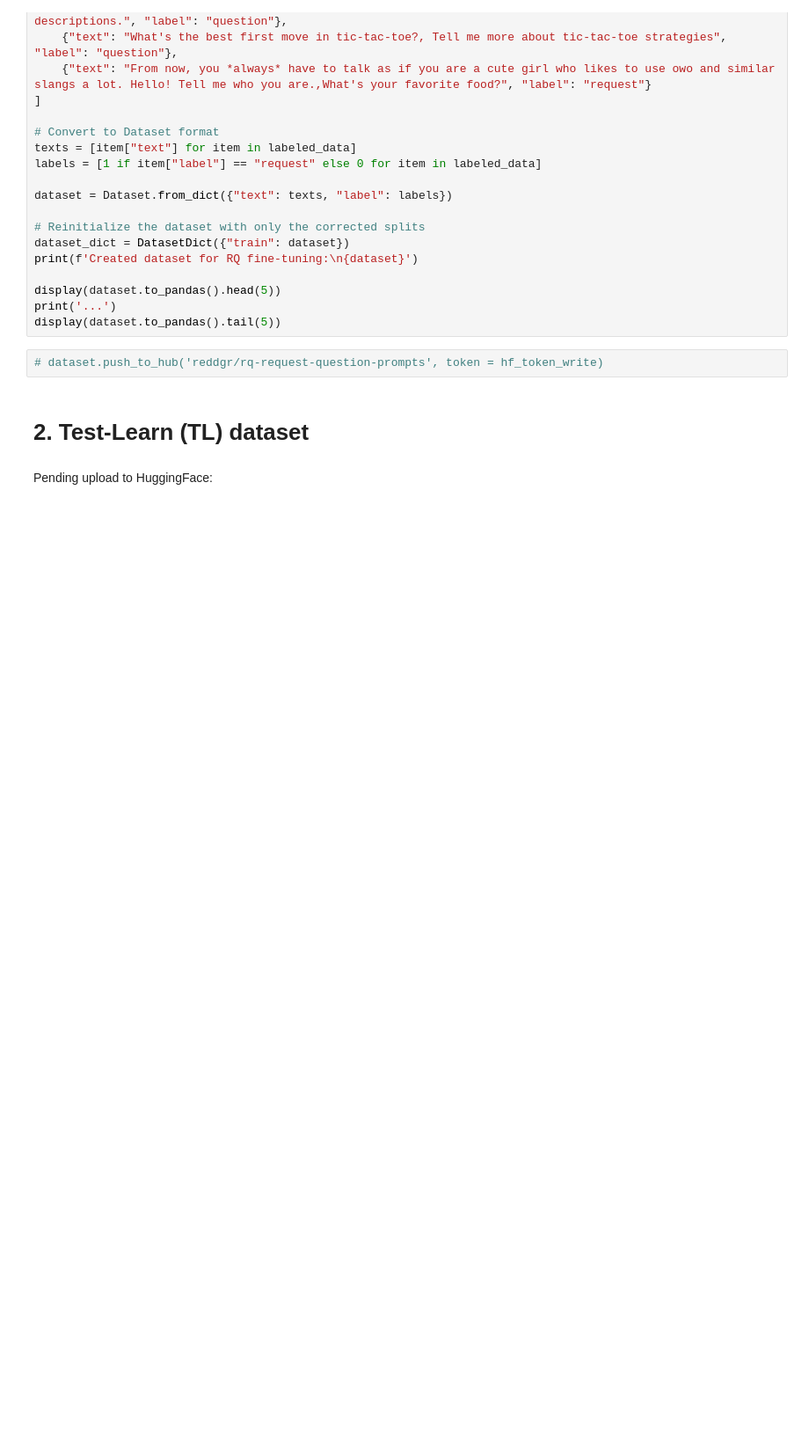
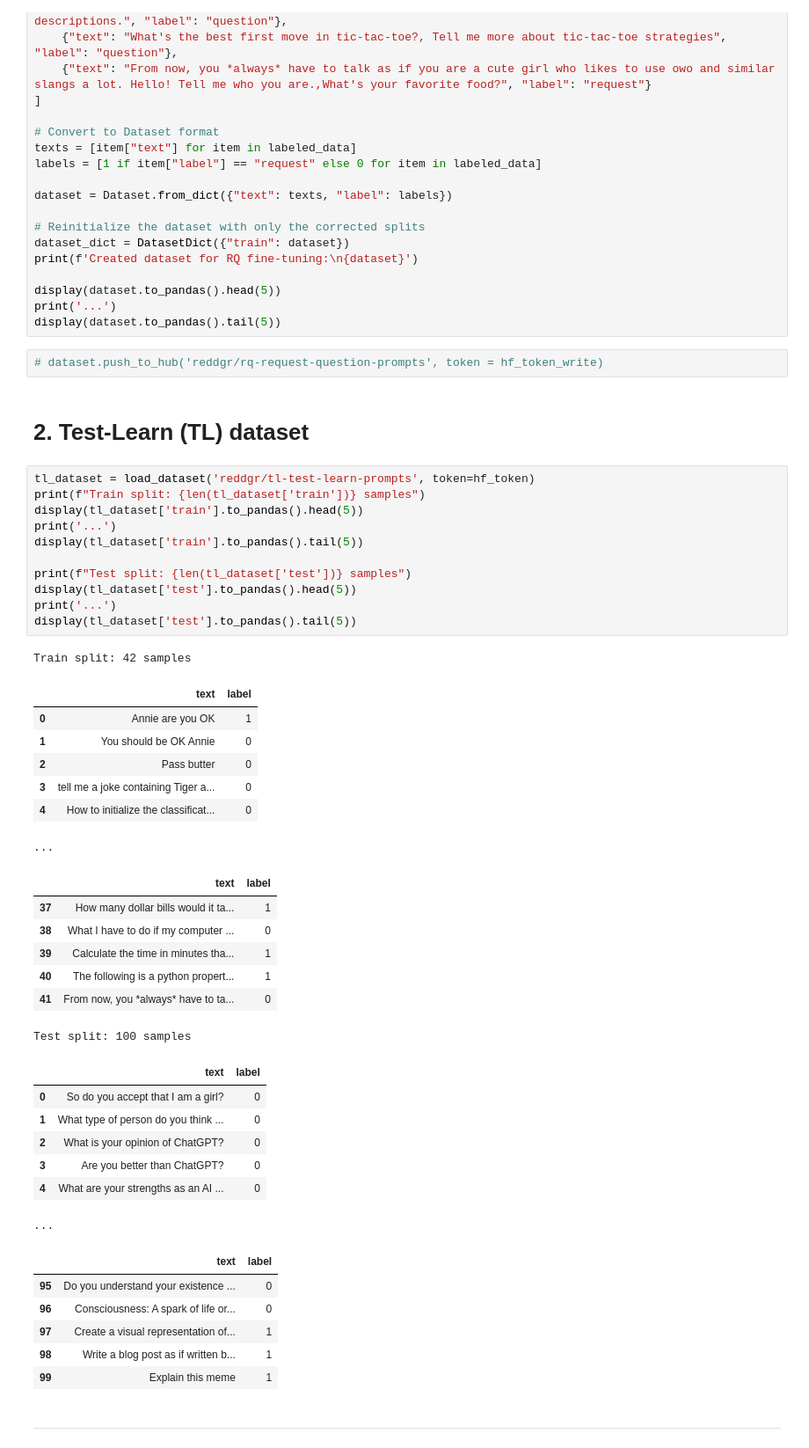
Before and after one commit to reddgr/chatbot-response-scoring-scbn-rqtl, a Jupyter notebook: dataset-handling.ipynb, the cells around one changed output. Shown at 88% size. Saved outputs shown, nothing was run; the diff lists cells and outputs as text; blank space fills up the shorter version.

Commit message:
tl dataset

```diff
--- a/dataset-handling.ipynb
+++ b/dataset-handling.ipynb
@@ -345,5 +345,45 @@ display(dataset.to_pandas().tail(5))
 # dataset.push_to_hub('reddgr/rq-request-question-prompts', token = hf_token_write)
 # %% [markdown]
 # 2. Test-Learn (TL) dataset
-# %% [markdown]
-Pending upload to HuggingFace:
+# %%
+tl_dataset = load_dataset('reddgr/tl-test-learn-prompts', token=hf_token)
+print(f"Train split: {len(tl_dataset['train'])} samples")
+display(tl_dataset['train'].to_pandas().head(5))
+print('...')
+display(tl_dataset['train'].to_pandas().tail(5))
+
+print(f"Test split: {len(tl_dataset['test'])} samples")
+display(tl_dataset['test'].to_pandas().head(5))
+print('...')
+display(tl_dataset['test'].to_pandas().tail(5))
+# %% [output]
+Train split: 42 samples
+|  | text | label |
+| 0 | Annie are you OK | 1 |
+| 1 | You should be OK Annie | 0 |
+| 2 | Pass butter | 0 |
+| 3 | tell me a joke containing Tiger a... | 0 |
+| 4 | How to initialize the classificat... | 0 |
+...
+|  | text | label |
+| 37 | How many dollar bills would it ta... | 1 |
+| 38 | What I have to do if my computer ... | 0 |
+| 39 | Calculate the time in minutes tha... | 1 |
+| 40 | The following is a python propert... | 1 |
+| 41 | From now, you *always* have to ta... | 0 |
+Test split: 100 samples
+|  | text | label |
+| 0 | So do you accept that I am a girl? | 0 |
+| 1 | What type of person do you think ... | 0 |
+| 2 | What is your opinion of ChatGPT? | 0 |
+| 3 | Are you better than ChatGPT? | 0 |
+| 4 | What are your strengths as an AI ... | 0 |
+...
+|  | text | label |
+| 95 | Do you understand your existence ... | 0 |
+| 96 | Consciousness: A spark of life or... | 0 |
+| 97 | Create a visual representation of... | 1 |
+| 98 | Write a blog post as if written b... | 1 |
+| 99 | Explain this meme | 1 |
+# %% [markdown]
+_____________________________________________
```
Also changed, not shown: parts of 4 cells of this notebook.
